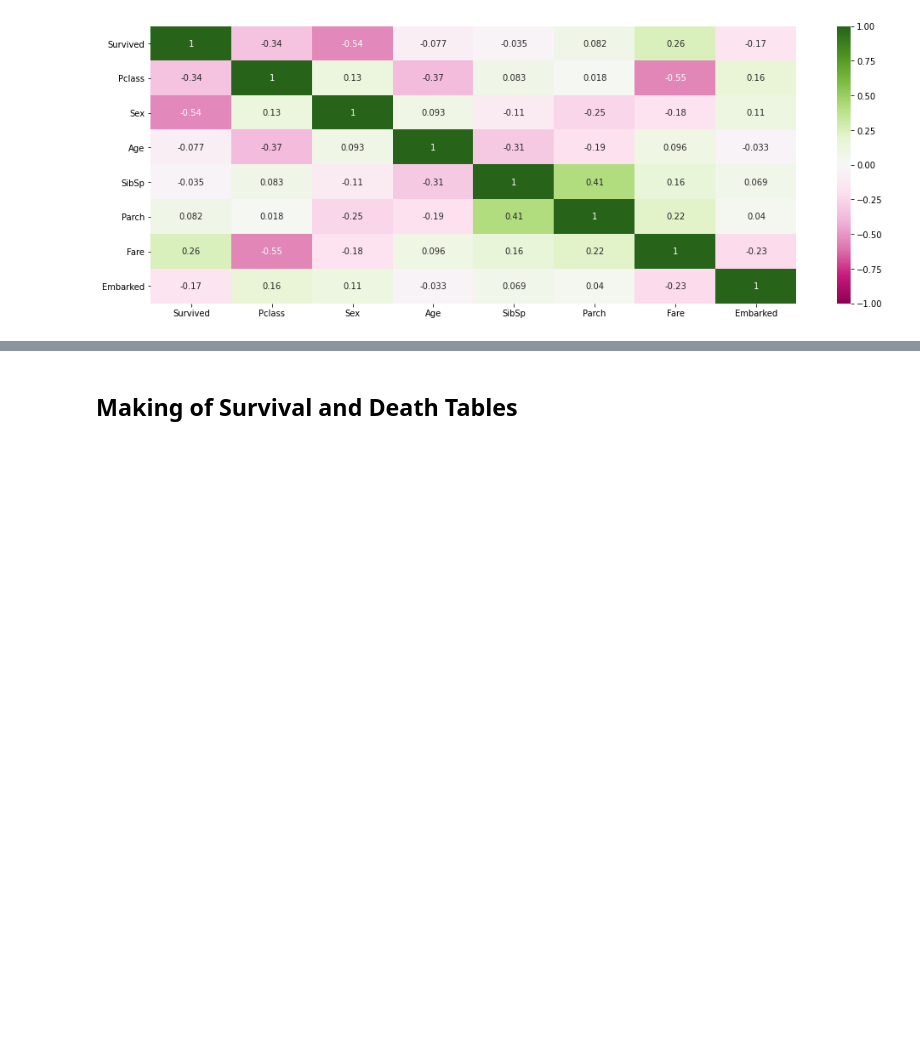
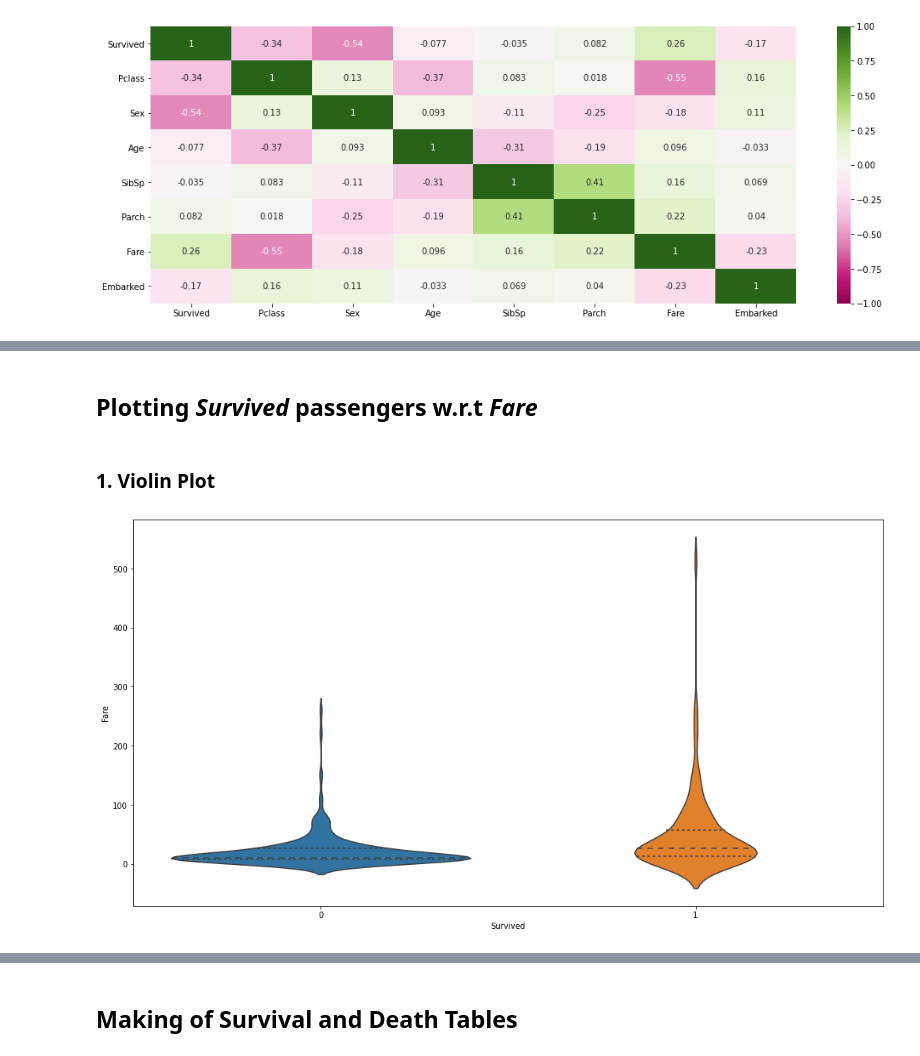
Before and after one commit to ErrCee/titanic_survival_rough, a Jupyter notebook: TitanicDatasetVisualization_Rough.ipynb, the cells around one changed output, grey strips where cells are left out. Saved outputs shown, nothing was run; the diff lists cells and outputs as text; code cells hidden in the pictures; blank space fills up the shorter version.

```diff
--- a/TitanicDatasetVisualization_Rough.ipynb
+++ b/TitanicDatasetVisualization_Rough.ipynb
@@ -78,0 +94,10 @@ factors.describe()
+# %% [markdown]
+## Plotting *Survived* passengers w.r.t *Fare*
+# %% [markdown]
+### 1. Violin Plot
+# %%
+plt.figure(figsize=(17,9))
+sns.violinplot(x="Survived", y="Fare", inner='quartile', data=passengers)
+plt.show()
+# %% [output]
+[figure, added]
```
Also changed, not shown: parts of 34 cells of this notebook.
